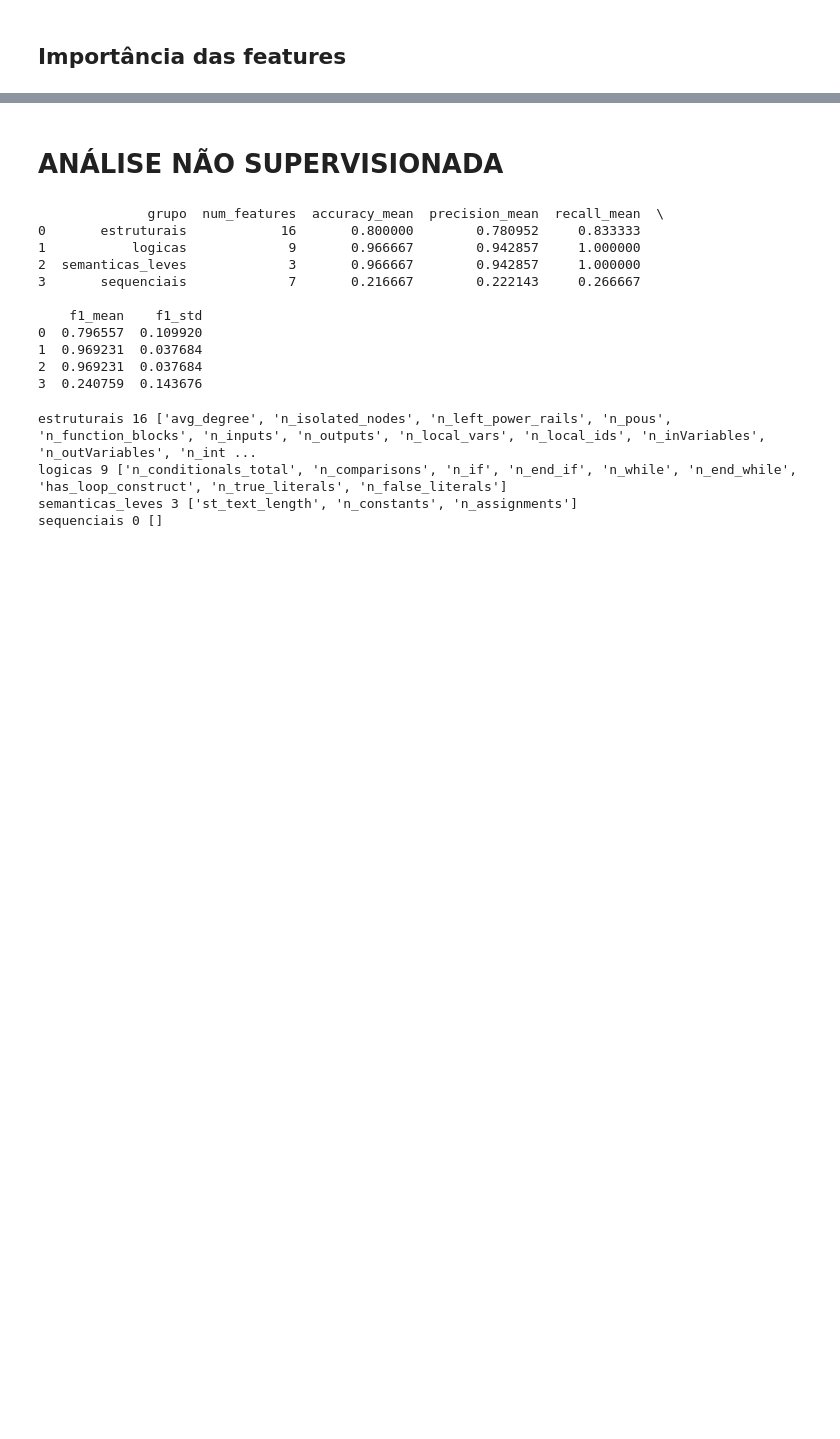
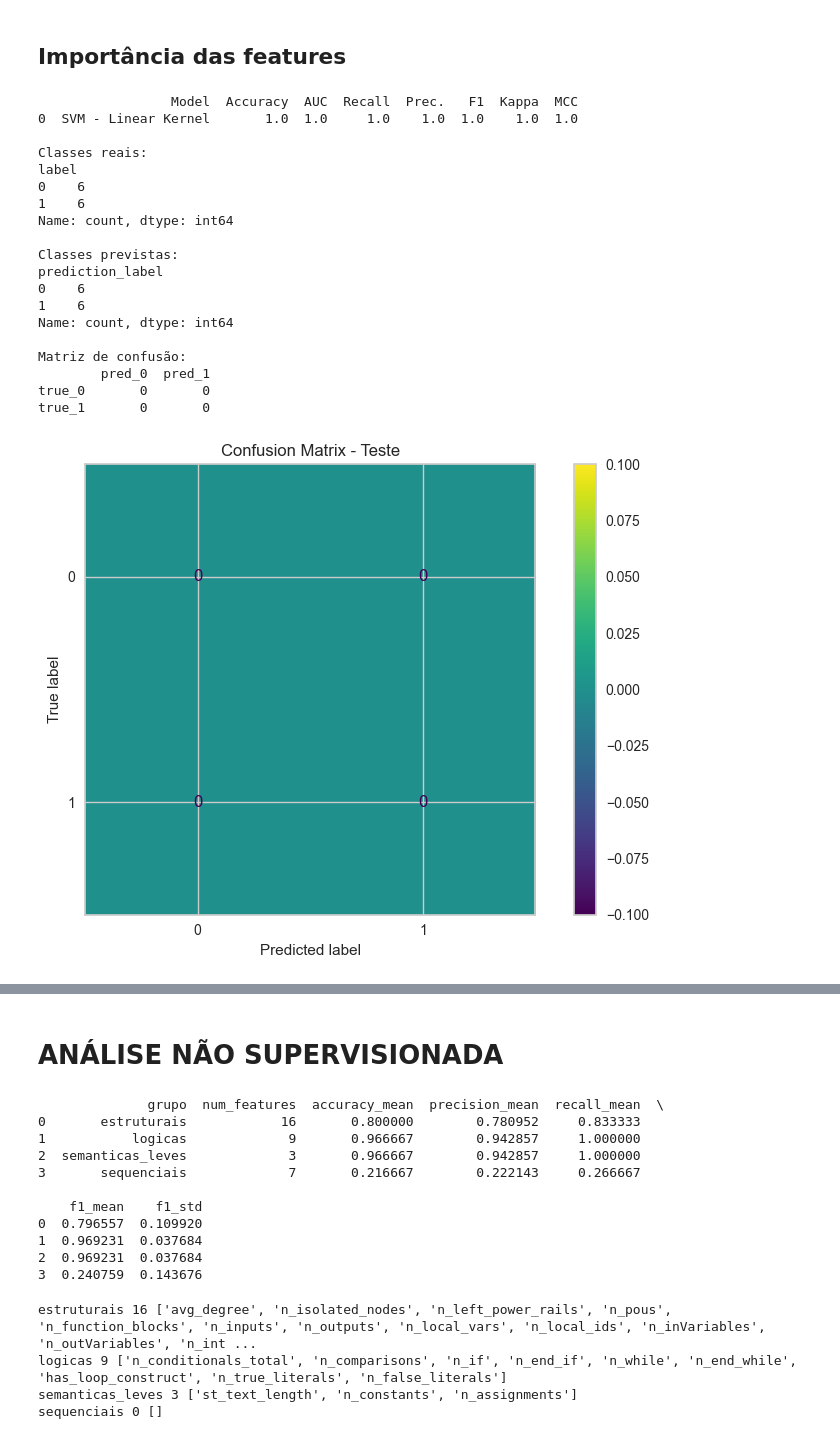
Before and after one commit to dsmirandax/Projeto-LLB-detection, a Jupyter notebook: Notebooks/detector_llb.ipynb, the cells around one changed output, grey strips where cells are left out. Drawn from its saved outputs; the diff is of its cells as text; code cells hidden in the pictures; blank space fills up the shorter version.

```diff
--- a/Notebooks/detector_llb.ipynb
+++ b/Notebooks/detector_llb.ipynb
@@ -493,62 +574,81 @@ true_malicioso            0               6
 ## Importância das features
 # %%
 # predição no holdout
-holdout_pred = predict_model(best_model, data=df)
-print("=== HOLDOUT ===")
-print(confusion_matrix(df["label"], holdout_pred["prediction_label"]))
-print(classification_report(df["label"], holdout_pred["prediction_label"]))
+test_pred = predict_model(best_model)
 
-#save_model(final_model, "plc_pycaret_best_model")
-#print("Modelo salvo em plc_pycaret_best_model.pkl")
+# Rótulos verdadeiros e preditos
+y_true = test_pred["label"]
+y_pred = test_pred["prediction_label"]
 
-# métricas na base de teste
-test_pred = predict_model(final_model, data=df_teste)
+# Verificar classes existentes
+print("\nClasses reais:")
+print(y_true.value_counts())
 
-print("\n=== TESTE EXTERNO ===")
-print(confusion_matrix(df_teste["label"], test_pred["prediction_label"]))
-print(classification_report(df_teste["label"], test_pred["prediction_label"]))
+print("\nClasses previstas:")
+print(y_pred.value_counts())
+
+# Defina os labels conforme aparecem no seu dataset
+labels = ["0", "1"]
 
 
-
-y_true = df["label"]
-y_pred = df["prediction_label"]
-labels = ["benign", "malicious"]
-
-# matriz de confusão
+# Matriz de confusão
 cm = confusion_matrix(y_true, y_pred, labels=labels)
 
 cm_df = pd.DataFrame(
     cm,
-    index=[f"true_{x}" for x in labels],
-    columns=[f"pred_{x}" for x in labels]
+    index=["true_0", "true_1"],
+    columns=["pred_0", "pred_1"]
 )
 
+print("\nMatriz de confusão:")
 print(cm_df)
+
+
 
 # métricas principais
 metrics = {
     "accuracy": accuracy_score(y_true, y_pred),
     "precision_macro": precision_score(y_true, y_pred, average="macro", zero_division=0),
     "recall_macro": recall_score(y_true, y_pred, average="macro", zero_division=0),
     "f1_macro": f1_score(y_true, y_pred, average="macro", zero_division=0),
     "precision_weighted": precision_score(y_true, y_pred, average="weighted", zero_division=0),
     "recall_weighted": recall_score(y_true, y_pred, average="weighted", zero_division=0),
     "f1_weighted": f1_score(y_true, y_pred, average="weighted", zero_division=0),
 }
 
 metrics_df = pd.DataFrame([metrics])
 metrics_df.to_csv("metrics_teste.csv", index=False)
 
-print(metrics_df)
+#print(metrics_df)
 
 
 # gráfico da matriz
 disp = ConfusionMatrixDisplay(confusion_matrix=cm, display_labels=labels)
 disp.plot(values_format="d")
 plt.title("Confusion Matrix - Teste")
 plt.tight_layout()
-plt.savefig("confusion_matrix_holdout.png", dpi=300)
 plt.show()
+# %% [output]
+                 Model  Accuracy  AUC  Recall  Prec.   F1  Kappa  MCC
+0  SVM - Linear Kernel       1.0  1.0     1.0    1.0  1.0    1.0  1.0
+
+Classes reais:
+label
+0    6
+1    6
+Name: count, dtype: int64
+
+Classes previstas:
+prediction_label
+0    6
+1    6
+Name: count, dtype: int64
+
+Matriz de confusão:
+        pred_0  pred_1
+true_0       0       0
+true_1       0       0
+[figure, added]
 # %%
 # =========================================================
 # IMPORTÂNCIA DAS FEATURES DO RANDOM FOREST
```
Also changed, not shown: parts of 11 cells of this notebook, 1 other file.
